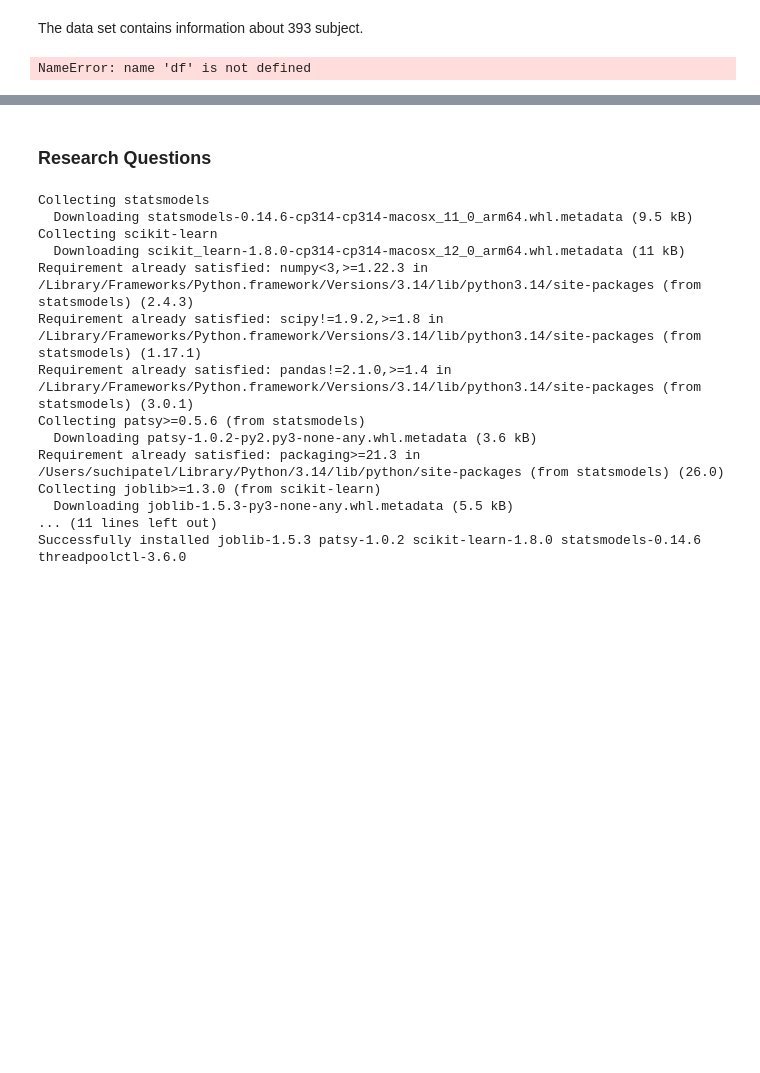
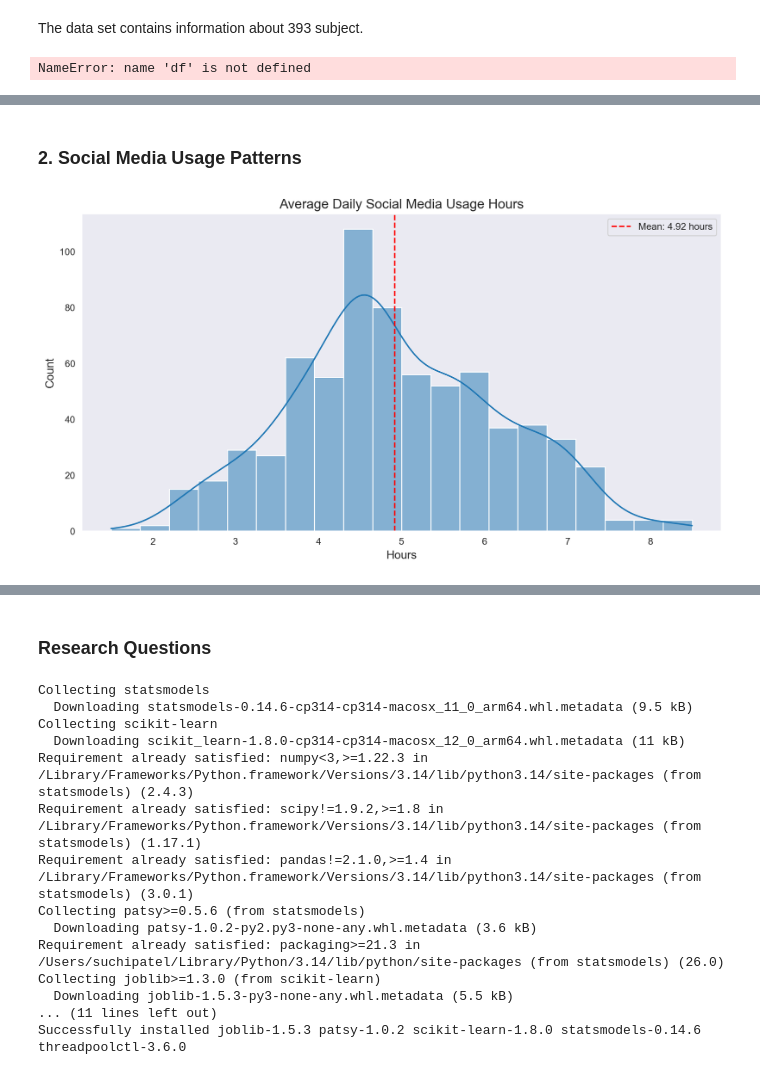
Before and after one commit to suchip-prog/PUBH-1142, a Jupyter notebook: FinalProject.ipynb, the cells around one changed output, grey strips where cells are left out. Drawn from its saved outputs; the diff is of its cells as text; code cells hidden in the pictures; blank space fills up the shorter version.

```diff
--- a/FinalProject.ipynb
+++ b/FinalProject.ipynb
@@ -84,0 +213,14 @@ NameError: name 'df' is not defined
+# %% [markdown]
+### 2. Social Media Usage Patterns
+# %%
+# #### Average Daily Usage Hours
+plt.figure(figsize=(12, 6))
+sns.histplot(df['Avg_Daily_Usage_Hours'], kde=True, bins=20)
+plt.title('Average Daily Social Media Usage Hours', fontsize=14)
+plt.xlabel('Hours', fontsize=12)
+plt.ylabel('Count', fontsize=12)
+plt.axvline(df['Avg_Daily_Usage_Hours'].mean(), color='red', linestyle='--', label=f'Mean: {df["Avg_Daily_Usage_Hours"].mean():.2f} hours')
+plt.legend()
+plt.show()
+# %% [output]
+[figure, added]
```
Also changed, not shown: parts of 48 cells of this notebook, 1 other file.
